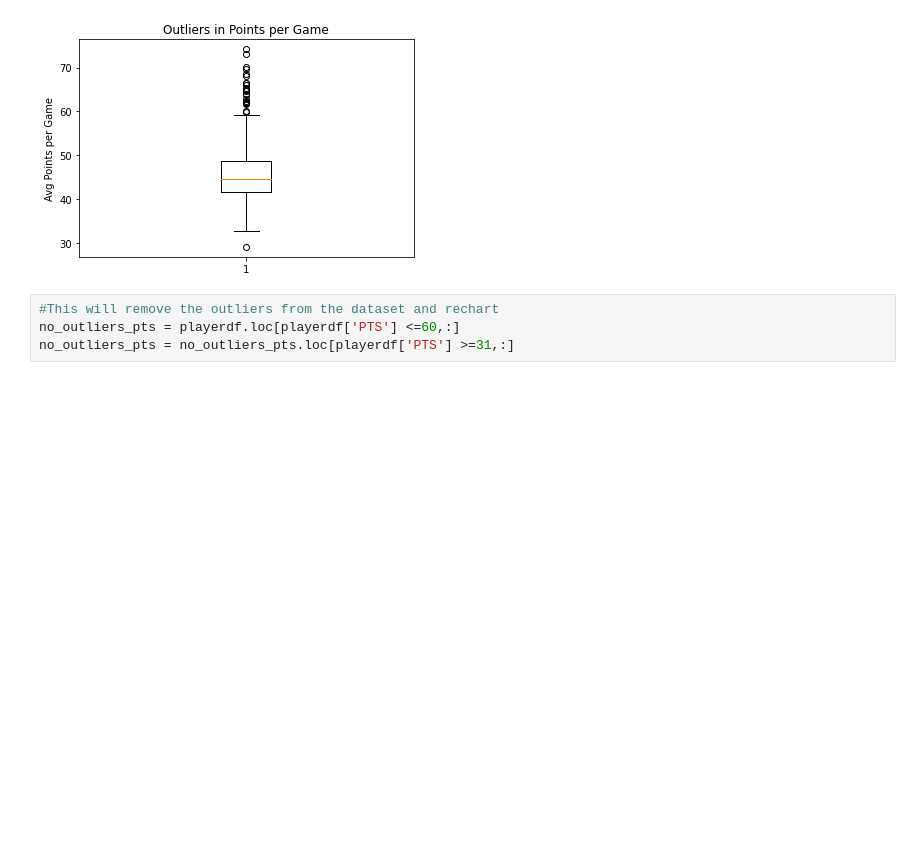
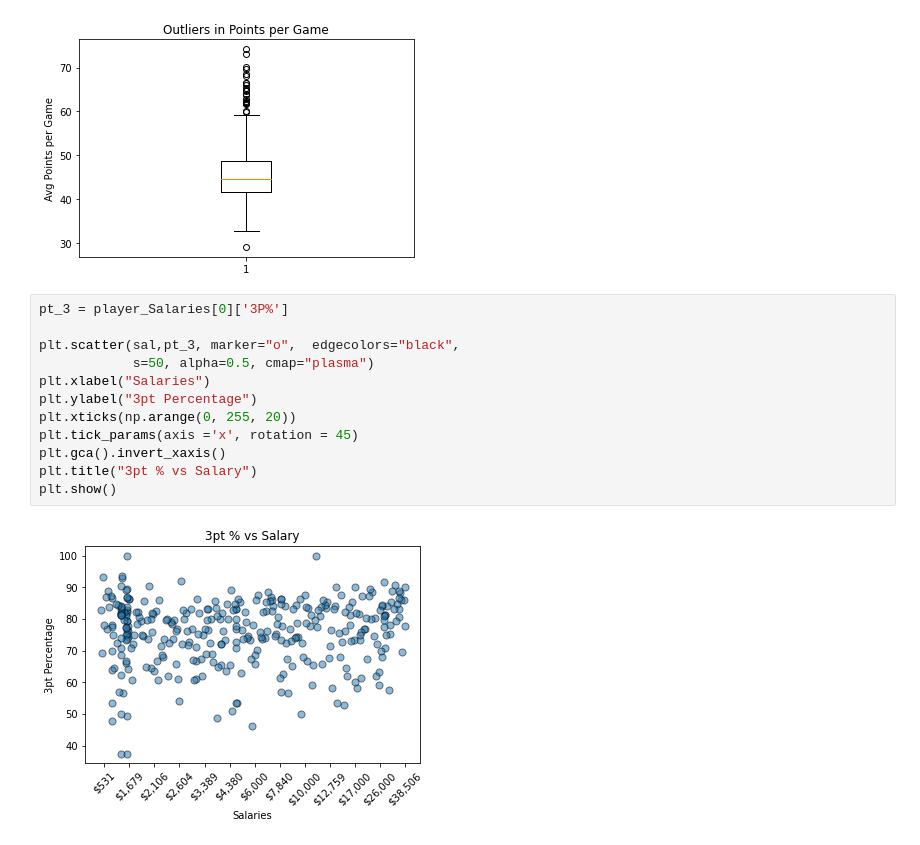
Before and after one commit to brentgarbe/Group6Repo, a Jupyter notebook: main.ipynb, the cells around one changed output. Saved outputs shown, nothing was run; the diff lists cells and outputs as text; blank space fills up the shorter version.

```diff
--- a/main.ipynb
+++ b/main.ipynb
@@ -346,7 +352,17 @@ plt.show
 # %% [output]
 <function matplotlib.pyplot.show(*args, **kw)>
 [figure]
-# %%
-#This will remove the outliers from the dataset and rechart
-no_outliers_pts = playerdf.loc[playerdf['PTS'] <=60,:]
-no_outliers_pts = no_outliers_pts.loc[playerdf['PTS'] >=31,:]
+# %%
+pt_3 = player_Salaries[0]['3P%']
+
+plt.scatter(sal,pt_3, marker="o",  edgecolors="black",
+            s=50, alpha=0.5, cmap="plasma")
+plt.xlabel("Salaries")
+plt.ylabel("3pt Percentage")
+plt.xticks(np.arange(0, 255, 20))
+plt.tick_params(axis ='x', rotation = 45)
+plt.gca().invert_xaxis()
+plt.title("3pt % vs Salary")
+plt.show()
+# %% [output]
+[figure, added]
```
Also changed, not shown: parts of 11 cells of this notebook.
